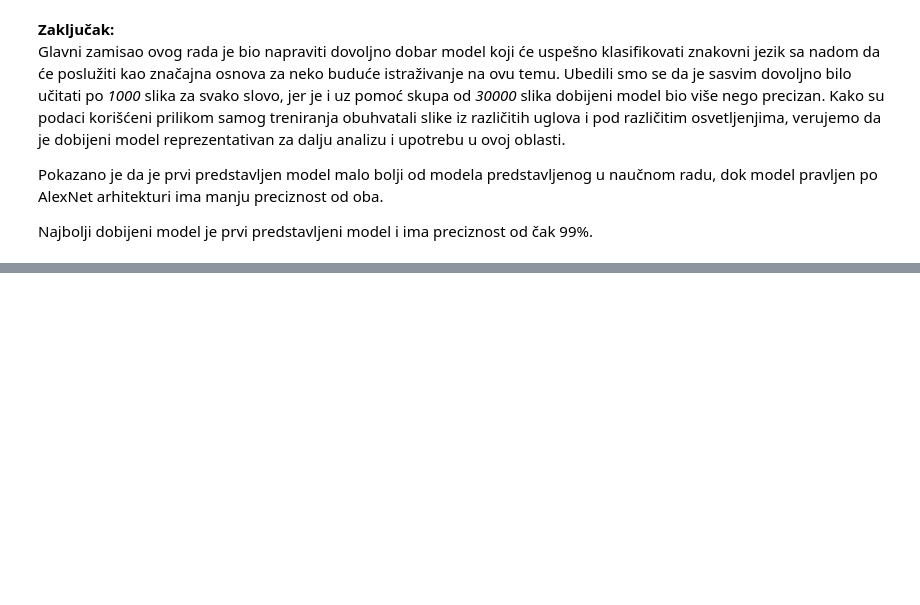
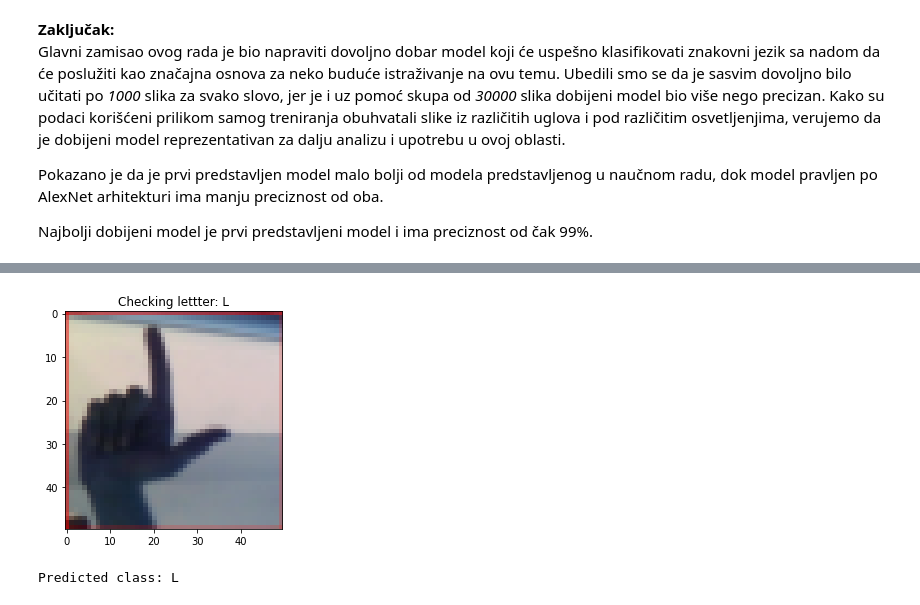
Before and after one commit to zokaaagajich/SignLanguage-ML, a Jupyter notebook: signLanguage-ML.ipynb, the cells around one changed output, grey strips where cells are left out. Saved outputs shown, nothing was run; the diff lists cells and outputs as text; code cells hidden in the pictures; blank space fills up the shorter version.

```diff
--- a/signLanguage-ML.ipynb
+++ b/signLanguage-ML.ipynb
@@ -829,0 +896,5 @@ Najbolji dobijeni model je prvi predstavljeni model i ima preciznost od čak 99%
+# %%
+checkModel(model, letter='L')
+# %% [output]
+[figure, added]
+Predicted class: L
```
Also changed, not shown: parts of 16 cells of this notebook.
